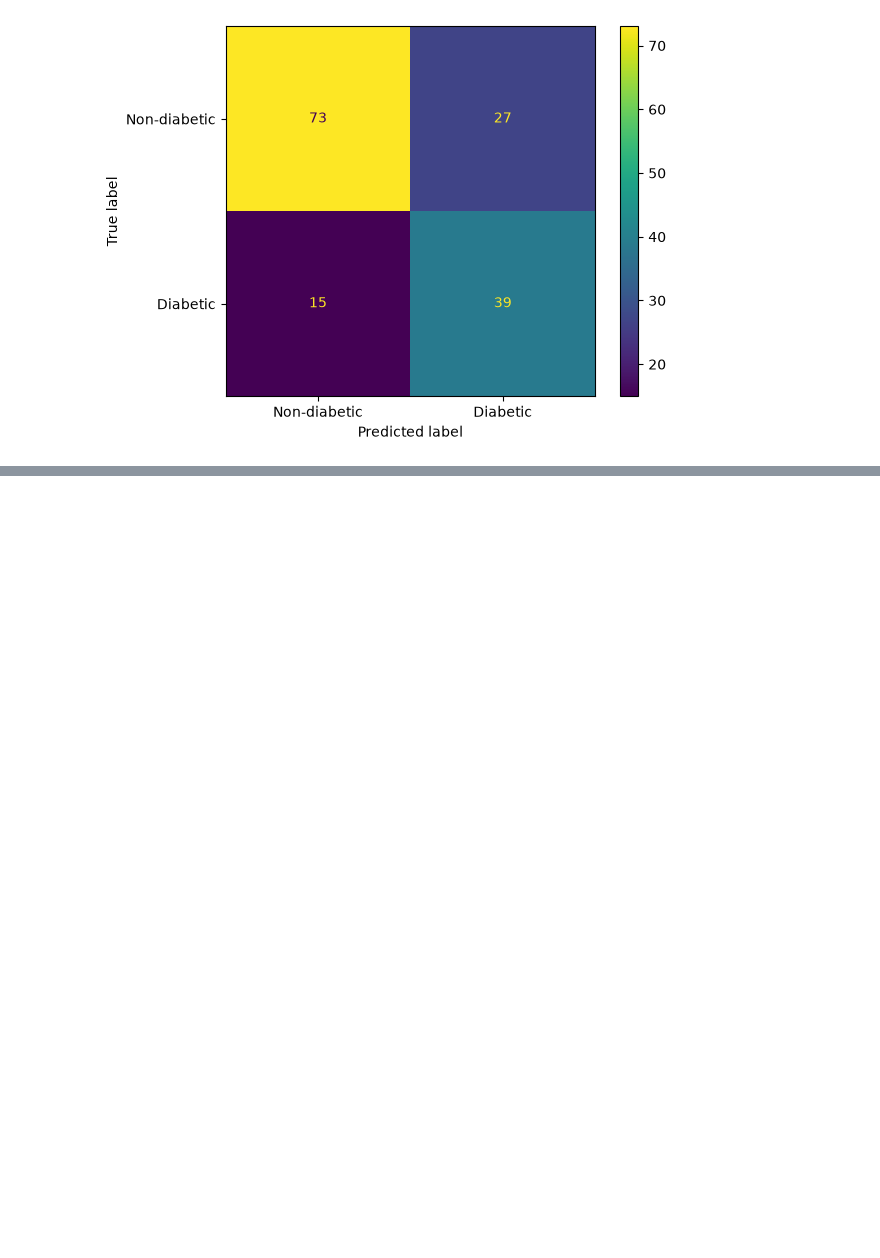
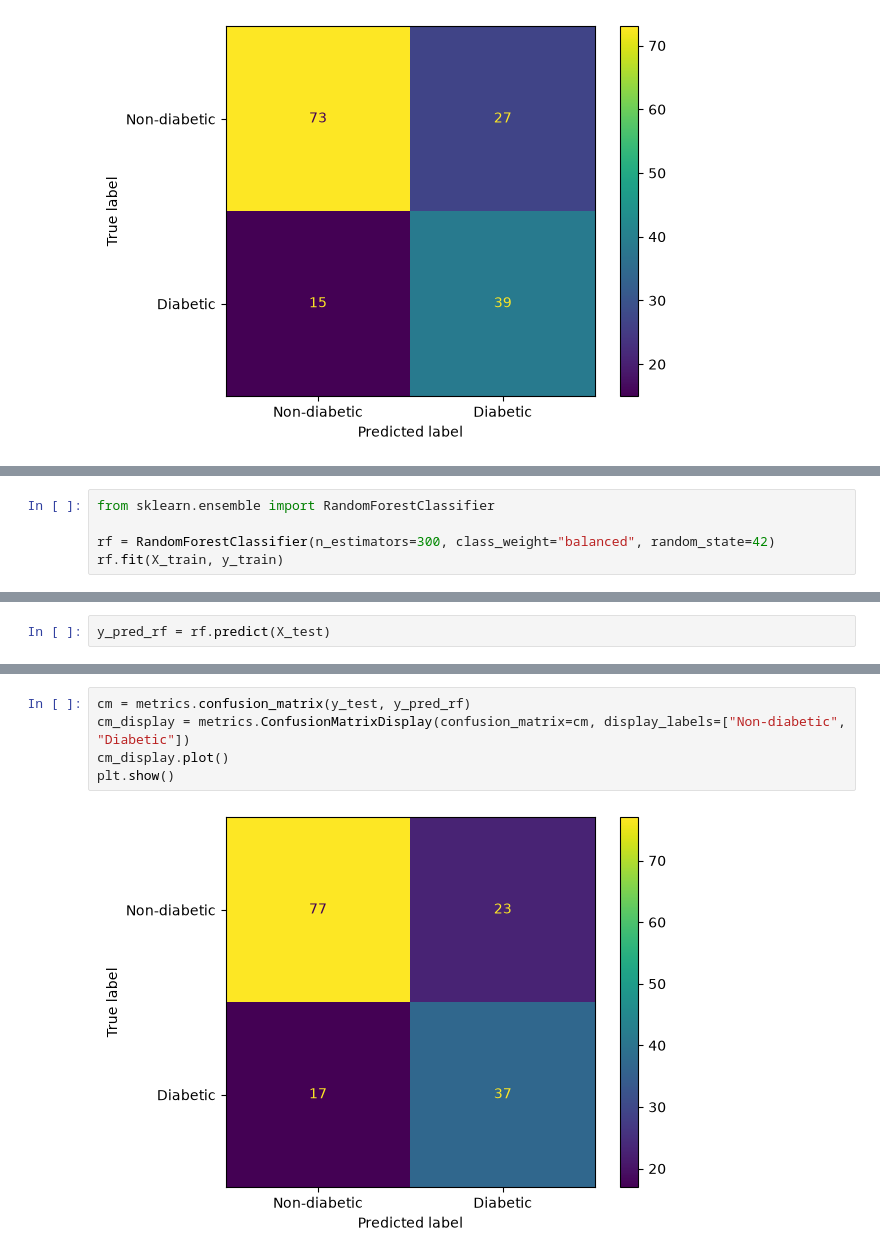
Before and after one commit to mrpaul-10/CodeAlpha_Disease_Prediction, a Jupyter notebook: notebook/Disease_Prediction.ipynb, the cells around one changed output, grey strips where cells are left out. Cells and saved outputs as stored; diff of their text form; blank space fills up the shorter version.

Commit message:
Adding Random Forest

```diff
--- a/notebook/Disease_Prediction.ipynb
+++ b/notebook/Disease_Prediction.ipynb
@@ -299,0 +302,5 @@ plt.show()
+# %%
+from sklearn.ensemble import RandomForestClassifier
+
+rf = RandomForestClassifier(n_estimators=300, class_weight="balanced", random_state=42)
+rf.fit(X_train, y_train)
@@ -299,0 +310,2 @@ plt.show()
+# %%
+y_pred_rf = rf.predict(X_test)
@@ -299,0 +327,7 @@ plt.show()
+# %%
+cm = metrics.confusion_matrix(y_test, y_pred_rf)
+cm_display = metrics.ConfusionMatrixDisplay(confusion_matrix=cm, display_labels=["Non-diabetic", "Diabetic"])
+cm_display.plot()
+plt.show()
+# %% [output]
+[figure, added]
```
Also changed, not shown: parts of 3 cells of this notebook.
